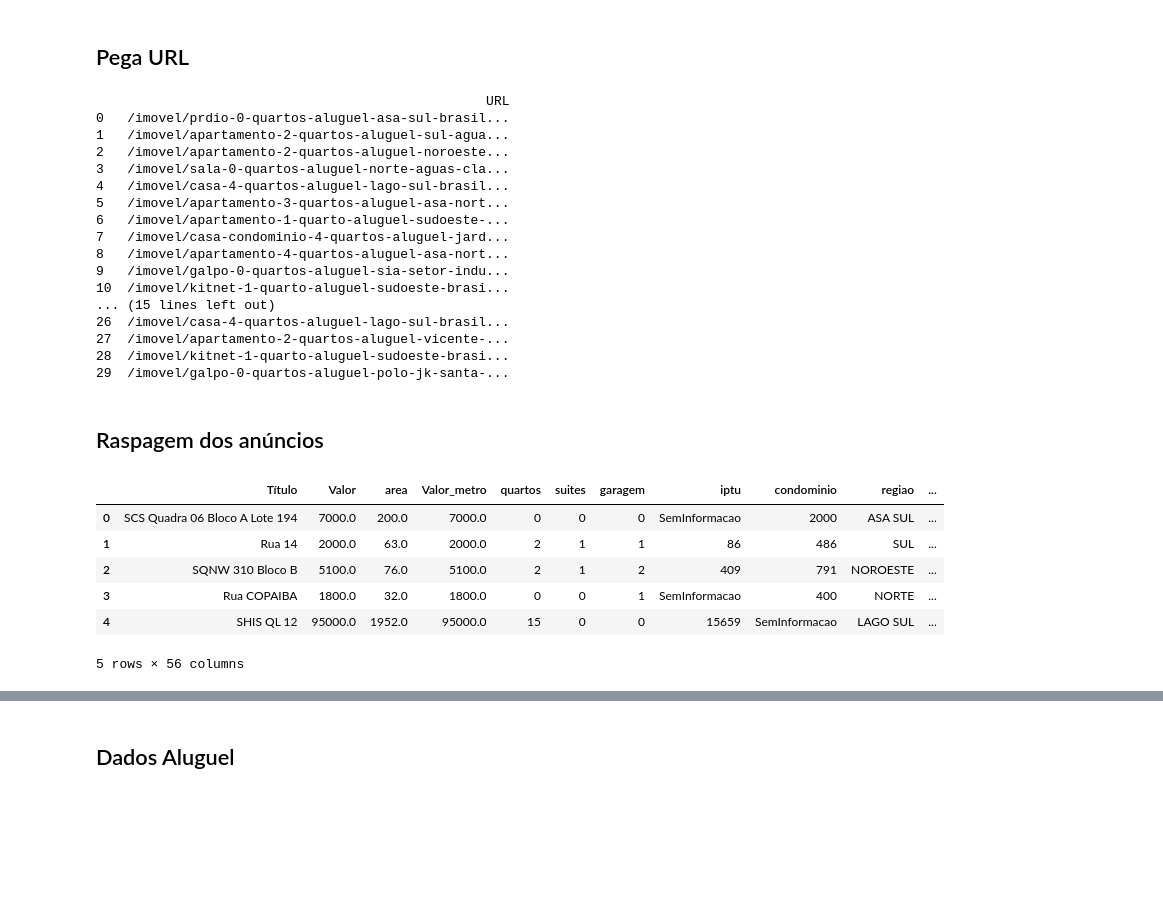
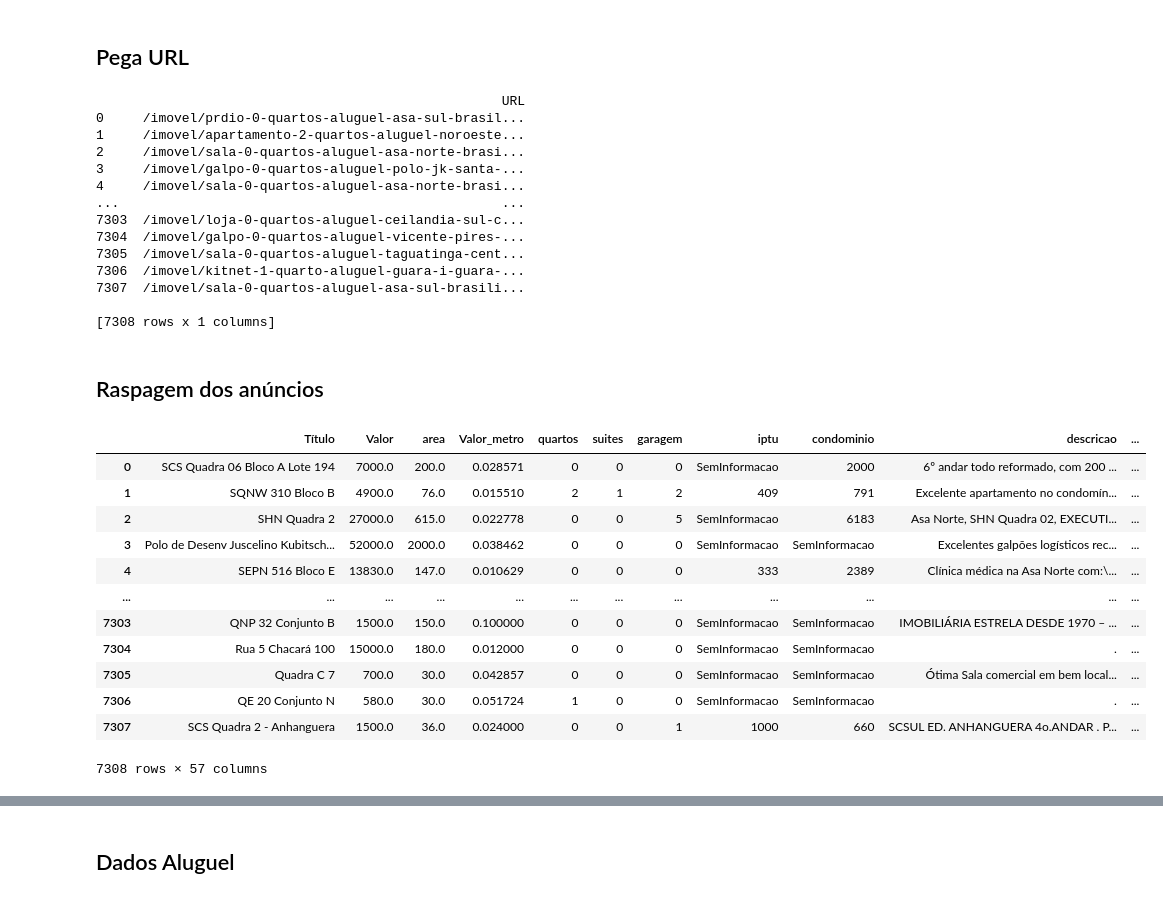
Before and after one commit to JanotLucas/Projeto-Integrador-I, a Jupyter notebook: webscrap.ipynb, the cells around one changed output, grey strips where cells are left out. Drawn from its saved outputs; the diff is of its cells as text; code cells hidden in the pictures; blank space fills up the shorter version.

```diff
--- a/webscrap.ipynb
+++ b/webscrap.ipynb
@@ -45,7 +45,7 @@ def fazer_scraping_varias_paginas(url_base, num_paginas):
 url_base = 'https://www.dfimoveis.com.br/aluguel/df/todos/imoveis'
 
 # Número total de páginas que você deseja percorrer
-num_paginas = 1 # Ajuste conforme necessário
+num_paginas = 244 # Ajuste conforme necessário
 
 # Faz o scraping de várias páginas
 urls_anuncios_total = fazer_scraping_varias_paginas(url_base, num_paginas)
@@ -57,23 +57,20 @@ if urls_anuncios_total:
     # Mostra o DataFrame
     print(df_link_aluguel)
 # %% [output]
-                                                  URL
-0   /imovel/prdio-0-quartos-aluguel-asa-sul-brasil...
-1   /imovel/apartamento-2-quartos-aluguel-sul-agua...
-2   /imovel/apartamento-2-quartos-aluguel-noroeste...
-3   /imovel/sala-0-quartos-aluguel-norte-aguas-cla...
-4   /imovel/casa-4-quartos-aluguel-lago-sul-brasil...
-5   /imovel/apartamento-3-quartos-aluguel-asa-nort...
-6   /imovel/apartamento-1-quarto-aluguel-sudoeste-...
-7   /imovel/casa-condominio-4-quartos-aluguel-jard...
-8   /imovel/apartamento-4-quartos-aluguel-asa-nort...
-9   /imovel/galpo-0-quartos-aluguel-sia-setor-indu...
-10  /imovel/kitnet-1-quarto-aluguel-sudoeste-brasi...
-... (15 lines left out)
-26  /imovel/casa-4-quartos-aluguel-lago-sul-brasil...
-27  /imovel/apartamento-2-quartos-aluguel-vicente-...
-28  /imovel/kitnet-1-quarto-aluguel-sudoeste-brasi...
-29  /imovel/galpo-0-quartos-aluguel-polo-jk-santa-...
+                                                    URL
+0     /imovel/prdio-0-quartos-aluguel-asa-sul-brasil...
+1     /imovel/apartamento-2-quartos-aluguel-noroeste...
+2     /imovel/sala-0-quartos-aluguel-asa-norte-brasi...
+3     /imovel/galpo-0-quartos-aluguel-polo-jk-santa-...
+4     /imovel/sala-0-quartos-aluguel-asa-norte-brasi...
+...                                                 ...
+7303  /imovel/loja-0-quartos-aluguel-ceilandia-sul-c...
+7304  /imovel/galpo-0-quartos-aluguel-vicente-pires-...
+7305  /imovel/sala-0-quartos-aluguel-taguatinga-cent...
+7306  /imovel/kitnet-1-quarto-aluguel-guara-i-guara-...
+7307  /imovel/sala-0-quartos-aluguel-asa-sul-brasili...
+
+[7308 rows x 1 columns]
 # %% [markdown]
 ## Raspagem dos anúncios
 # %%
@@ -95,6 +92,7 @@ def extrair_info_anuncio(url):
             titulo = soup.find('h1', class_='mb-0 font-weight-600 mobile-fs-1-5').text.strip()
             preco = soup.find('h6', class_='align-text-left text-normal bb-m mr-6').text.split('\n')[2].replace('.','')
             area = soup.find('h6', class_='text-normal mb-0').text.split()[2].replace('.','').replace(',',".")
+            descricao = soup.find('p',class_='w-100 pb-3 mb-0 texto-descricao').text
             try:
                area = float(area)
             except:
@@ -173,47 +171,54 @@ def extrair_info_anuncio(url):
             'Título': titulo,
             "Valor": preco,
             "area": area,
-            'Valor_metro': preco,
+            'Valor_metro': preco_metro,
             'quartos': quartos,
             'suites': suites,
             'garagem': garagem,
             'iptu': iptu.split()[1].replace('.',''),
             'condominio': condominio.split()[1].replace('.',''),
+            'descricao': descricao,
             'regiao': regiao.split('-')[1].strip(),
             'cidade': regiao,
             'imobiliaria': imobiliaria,
             'creci': creci,
             "operacao": 'aluguel',
             **resultados,
             'tipo': tipo
         }
     else:
         print('Falha ao acessar o anúncio:', response.status_code)
         return None
 
 # Lista de URLs dos anúncios
 urls_anuncios = [f"https://www.dfimoveis.com.br/{pagina}" for pagina in df_link_aluguel['URL'].values]
 
 # Lista para armazenar as informações dos anúncios
 info_anuncios_total = []
 
 # Extrai as informações de cada anúncio
 for url_anuncio in tqdm(urls_anuncios, desc='Extraindo informações dos anúncios'):
     info_anuncio = extrair_info_anuncio(url_anuncio)
     if info_anuncio:
         info_anuncios_total.append(info_anuncio)
 
 # Se as informações foram obtidas com sucesso
 if info_anuncios_total:
     # Cria um DataFrame com as informações dos anúncios
     df_aluguel = pd.DataFrame(info_anuncios_total)
 
 df_aluguel
 # %% [output]
-|  | Título | Valor | area | Valor_metro | quartos | suites | garagem | iptu | condominio | regiao | ... |
-| 0 | SCS Quadra 06 Bloco A Lote 194 | 7000.0 | 200.0 | 7000.0 | 0 | 0 | 0 | SemInformacao | 2000 | ASA SUL | ... |
-| 1 | Rua 14 | 2000.0 | 63.0 | 2000.0 | 2 | 1 | 1 | 86 | 486 | SUL | ... |
-| 2 | SQNW 310 Bloco B | 5100.0 | 76.0 | 5100.0 | 2 | 1 | 2 | 409 | 791 | NOROESTE | ... |
-| 3 | Rua COPAIBA | 1800.0 | 32.0 | 1800.0 | 0 | 0 | 1 | SemInformacao | 400 | NORTE | ... |
-| 4 | SHIS QL 12 | 95000.0 | 1952.0 | 95000.0 | 15 | 0 | 0 | 15659 | SemInformacao | LAGO SUL | ... |
+|  | Título | Valor | area | Valor_metro | quartos | suites | garagem | iptu | condominio | descricao | ... |
+| 0 | SCS Quadra 06 Bloco A Lote 194 | 7000.0 | 200.0 | 0.028571 | 0 | 0 | 0 | SemInformacao | 2000 | 6º andar todo reformado, com 200 ... | ... |
+| 1 | SQNW 310 Bloco B | 4900.0 | 76.0 | 0.015510 | 2 | 1 | 2 | 409 | 791 | Excelente apartamento no condomín... | ... |
+| 2 | SHN Quadra 2 | 27000.0 | 615.0 | 0.022778 | 0 | 0 | 5 | SemInformacao | 6183 | Asa Norte, SHN Quadra 02, EXECUTI... | ... |
+| 3 | Polo de Desenv Juscelino Kubitsch... | 52000.0 | 2000.0 | 0.038462 | 0 | 0 | 0 | SemInformacao | SemInformacao | Excelentes galpões logísticos rec... | ... |
+| 4 | SEPN 516 Bloco E | 13830.0 | 147.0 | 0.010629 | 0 | 0 | 0 | 333 | 2389 | Clínica médica na Asa Norte com:\... | ... |
+| ... | ... | ... | ... | ... | ... | ... | ... | ... | ... | ... | ... |
+| 7303 | QNP 32 Conjunto B | 1500.0 | 150.0 | 0.100000 | 0 | 0 | 0 | SemInformacao | SemInformacao | IMOBILIÁRIA ESTRELA DESDE 1970 – ... | ... |
+| 7304 | Rua 5 Chacará 100 | 15000.0 | 180.0 | 0.012000 | 0 | 0 | 0 | SemInformacao | SemInformacao | . | ... |
+| 7305 | Quadra C 7 | 700.0 | 30.0 | 0.042857 | 0 | 0 | 0 | SemInformacao | SemInformacao | Ótima Sala comercial em bem local... | ... |
+| 7306 | QE 20 Conjunto N | 580.0 | 30.0 | 0.051724 | 1 | 0 | 0 | SemInformacao | SemInformacao | . | ... |
+| 7307 | SCS Quadra 2 - Anhanguera | 1500.0 | 36.0 | 0.024000 | 0 | 0 | 1 | 1000 | 660 | SCSUL ED. ANHANGUERA 4o.ANDAR . P... | ... |
-5 rows × 56 columns
+7308 rows × 57 columns
```
Also changed, not shown: parts of 20 cells of this notebook.
